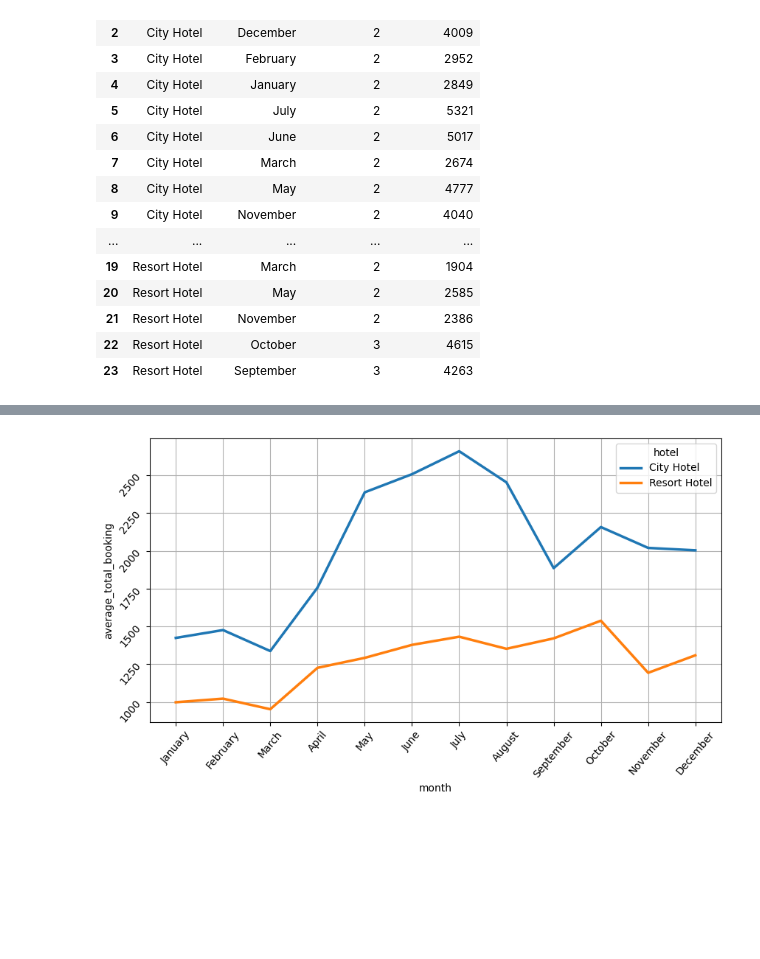
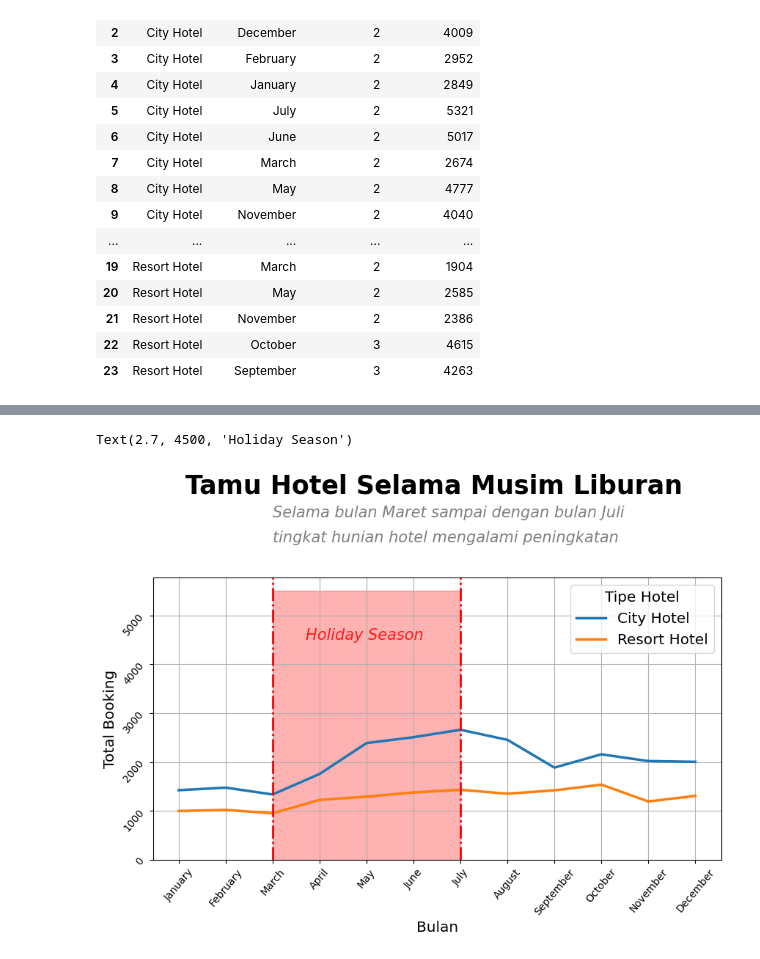
Before and after one commit to masendhy/investigate_hotel_business, a Jupyter notebook: Investigate_Hotel_Business.ipynb, the cells around one changed output, grey strips where cells are left out. Drawn from its saved outputs; the diff is of its cells as text; code cells hidden in the pictures; blank space fills up the shorter version.

Commit message:
visualisasi booking hotel

```diff
--- a/Investigate_Hotel_Business.ipynb
+++ b/Investigate_Hotel_Business.ipynb
@@ -312,9 +313,25 @@ df2_group.sample(9)
-# %%
-# tentukan ukuran figure
-plt.figure(figsize=(10,5))
-sns.lineplot(x='month', y='average_total_booking', hue='hotel', data=df2_group,size='hotel',sizes=(2.5,2.5))\
-
-plt.tick_params(axis='both',which='major', rotation=50,labelsize=10)
-plt.grid()
-# %% [output]
-[figure, removed]
+# %%
+# tentukan ukuran figure
+plt.figure(figsize=(10,5))
+sns.lineplot(x='month', y='average_total_booking', hue='hotel', data=df2_group,size='hotel',sizes=(2.5,2.5))\
+
+plt.tick_params(axis='both',which='major', rotation=50,labelsize=10)
+plt.grid()
+plt.legend(title='Tipe Hotel', fontsize='x-large', title_fontsize='x-large')
+
+#create label
+plt.xlabel('Bulan', fontsize='x-large')
+plt.ylabel('Total Booking', fontsize='x-large')
+plt.text(0.15, 7500, 'Tamu Hotel Selama Musim Liburan', fontsize=25,fontweight='bold')
+plt.text(2, 7000, 'Selama bulan Maret sampai dengan bulan Juli', fontsize=15,alpha=0.5,fontstyle="italic")
+plt.text(2, 6500, 'tingkat hunian hotel mengalami peningkatan', fontsize=15,fontstyle="italic",alpha=0.5)
+
+
+
+plt.stackplot(np.arange(2,7,1),[[5500]], color='r', alpha=0.3)
+plt.axvline(2, c = 'r', ls = '-.', lw = 2)
+plt.axvline(2*3, c = 'r', ls = '-.', lw = 2)
+plt.text(2.7, 4500, s = 'Holiday Season', alpha = 0.85, fontstyle="italic", c='r',fontsize=15)
+# %% [output]
+Text(2.7, 4500, 'Holiday Season')
+[figure, added]
```
Also changed, not shown: parts of 6 cells of this notebook.
